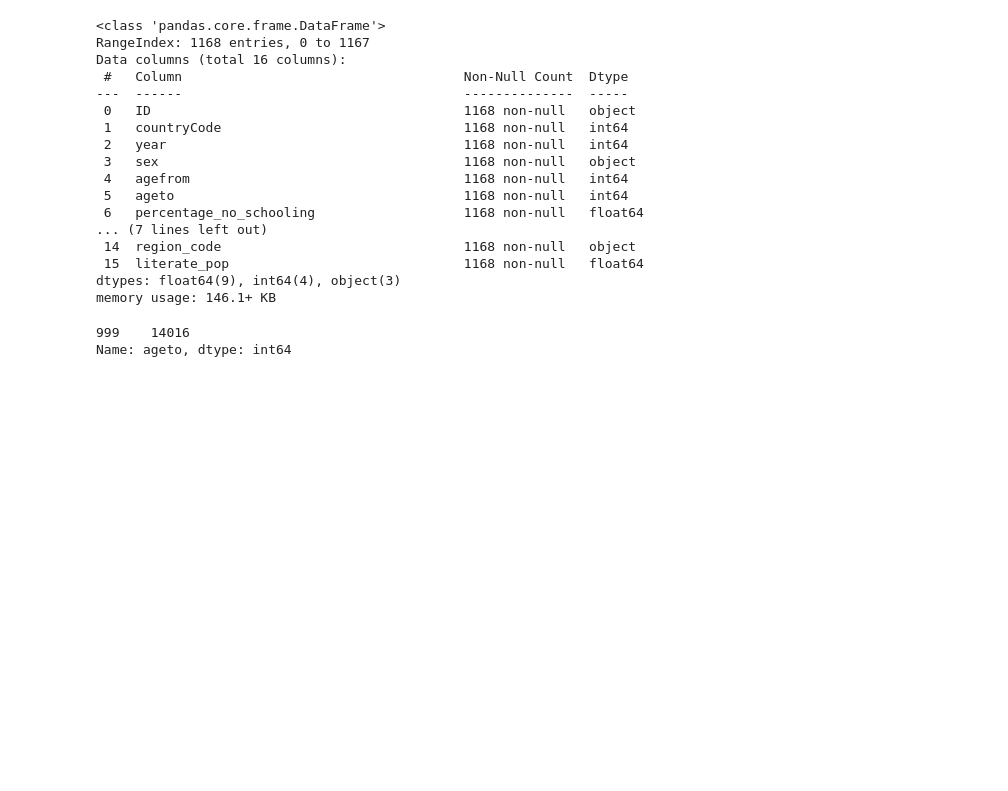
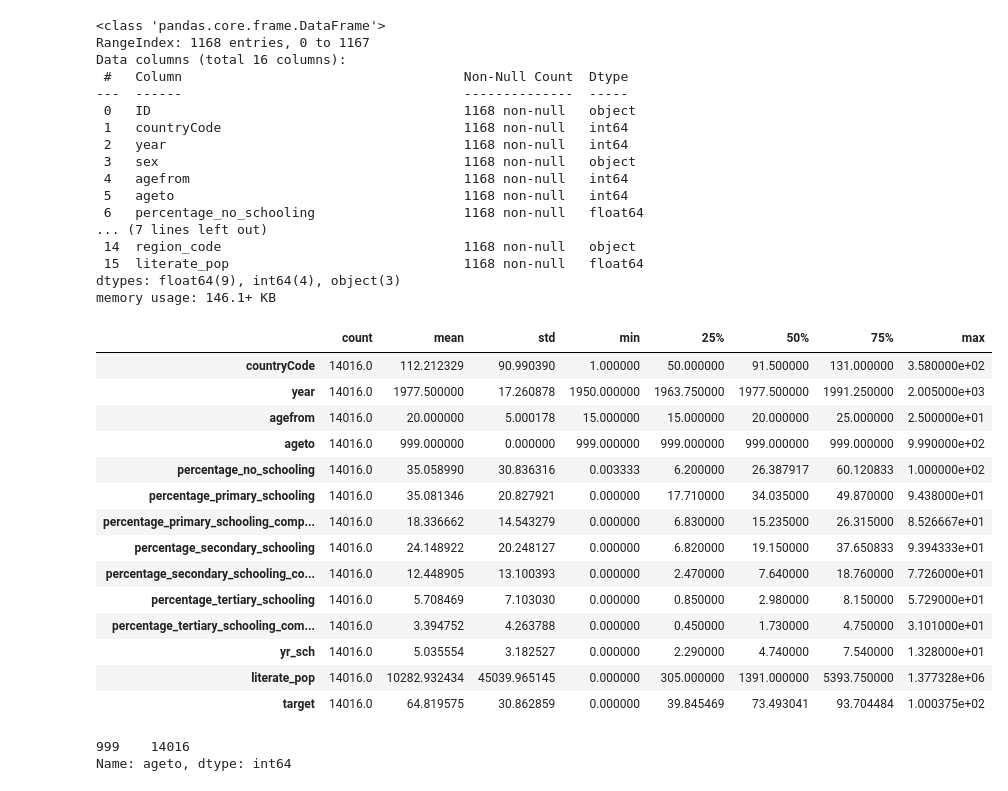
Before and after one commit to Houssem23x/Silicon-Valley-21st-Century-Education-and-Silicon-Valley-Propellers-Hackathon, a Jupyter notebook: Silicon Valley 21st Century Education.ipynb, the cells around one changed output. Saved outputs shown, nothing was run; the diff lists cells and outputs as text; code cells hidden in the pictures; blank space fills up the shorter version.

```diff
--- a/Silicon Valley 21st Century Education.ipynb
+++ b/Silicon Valley 21st Century Education.ipynb
@@ -114,6 +118,24 @@ Data columns (total 16 columns):
  15  literate_pop                              1168 non-null   float64
 dtypes: float64(9), int64(4), object(3)
 memory usage: 146.1+ KB
+# %%
+train.describe().transpose()
+# %% [output]
+|  | count | mean | std | min | 25% | 50% | 75% | max |
+| countryCode | 14016.0 | 112.212329 | 90.990390 | 1.000000 | 50.000000 | 91.500000 | 131.000000 | 3.580000e+02 |
+| year | 14016.0 | 1977.500000 | 17.260878 | 1950.000000 | 1963.750000 | 1977.500000 | 1991.250000 | 2.005000e+03 |
+| agefrom | 14016.0 | 20.000000 | 5.000178 | 15.000000 | 15.000000 | 20.000000 | 25.000000 | 2.500000e+01 |
+| ageto | 14016.0 | 999.000000 | 0.000000 | 999.000000 | 999.000000 | 999.000000 | 999.000000 | 9.990000e+02 |
+| percentage_no_schooling | 14016.0 | 35.058990 | 30.836316 | 0.003333 | 6.200000 | 26.387917 | 60.120833 | 1.000000e+02 |
+| percentage_primary_schooling | 14016.0 | 35.081346 | 20.827921 | 0.000000 | 17.710000 | 34.035000 | 49.870000 | 9.438000e+01 |
+| percentage_primary_schooling_comp... | 14016.0 | 18.336662 | 14.543279 | 0.000000 | 6.830000 | 15.235000 | 26.315000 | 8.526667e+01 |
+| percentage_secondary_schooling | 14016.0 | 24.148922 | 20.248127 | 0.000000 | 6.820000 | 19.150000 | 37.650833 | 9.394333e+01 |
+| percentage_secondary_schooling_co... | 14016.0 | 12.448905 | 13.100393 | 0.000000 | 2.470000 | 7.640000 | 18.760000 | 7.726000e+01 |
+| percentage_tertiary_schooling | 14016.0 | 5.708469 | 7.103030 | 0.000000 | 0.850000 | 2.980000 | 8.150000 | 5.729000e+01 |
+| percentage_tertiary_schooling_com... | 14016.0 | 3.394752 | 4.263788 | 0.000000 | 0.450000 | 1.730000 | 4.750000 | 3.101000e+01 |
+| yr_sch | 14016.0 | 5.035554 | 3.182527 | 0.000000 | 2.290000 | 4.740000 | 7.540000 | 1.328000e+01 |
+| literate_pop | 14016.0 | 10282.932434 | 45039.965145 | 0.000000 | 305.000000 | 1391.000000 | 5393.750000 | 1.377328e+06 |
+| target | 14016.0 | 64.819575 | 30.862859 | 0.000000 | 39.845469 | 73.493041 | 93.704484 | 1.000375e+02 |
 # %%
 train.ageto.value_counts()
 # %% [output]
```
Also changed, not shown: parts of 23 cells of this notebook.
